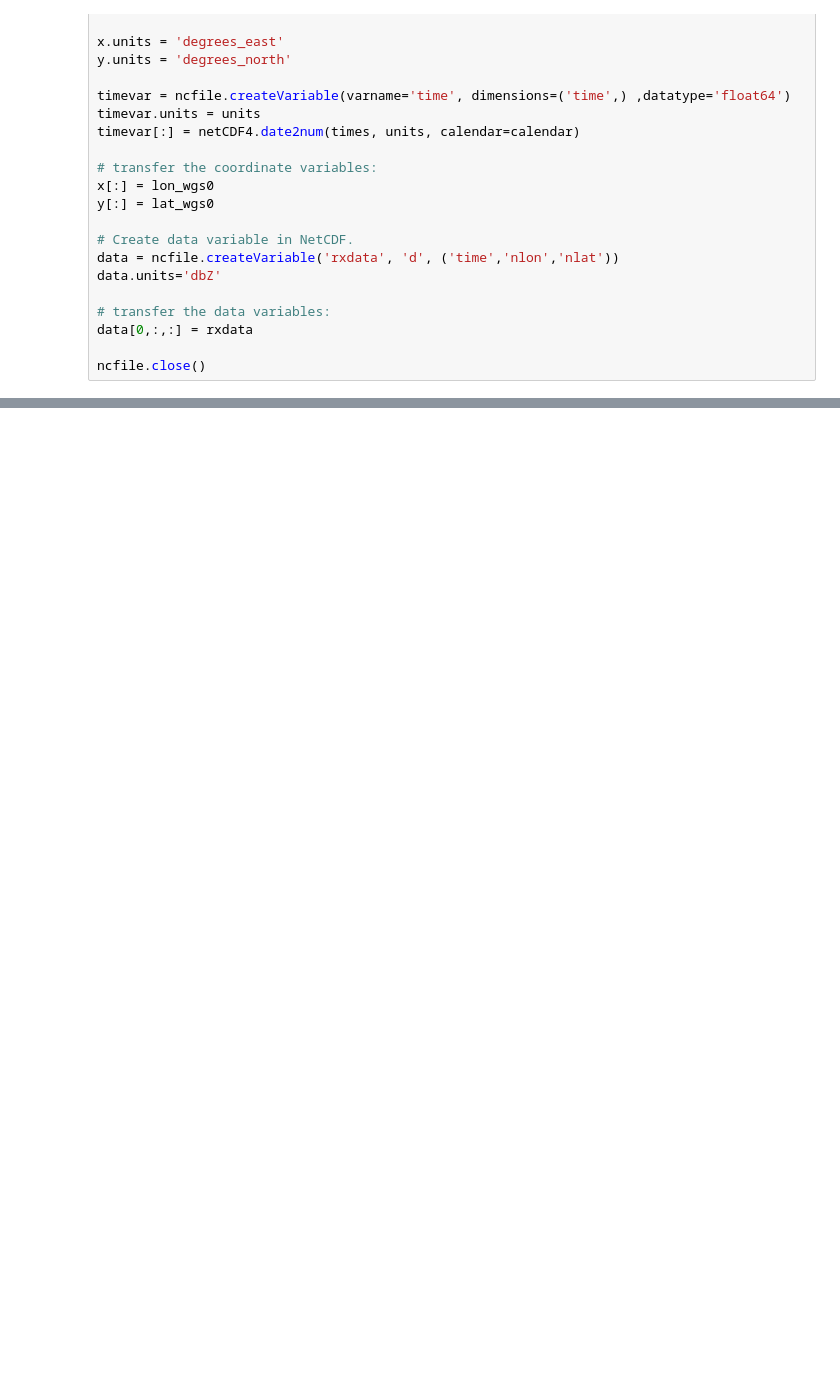
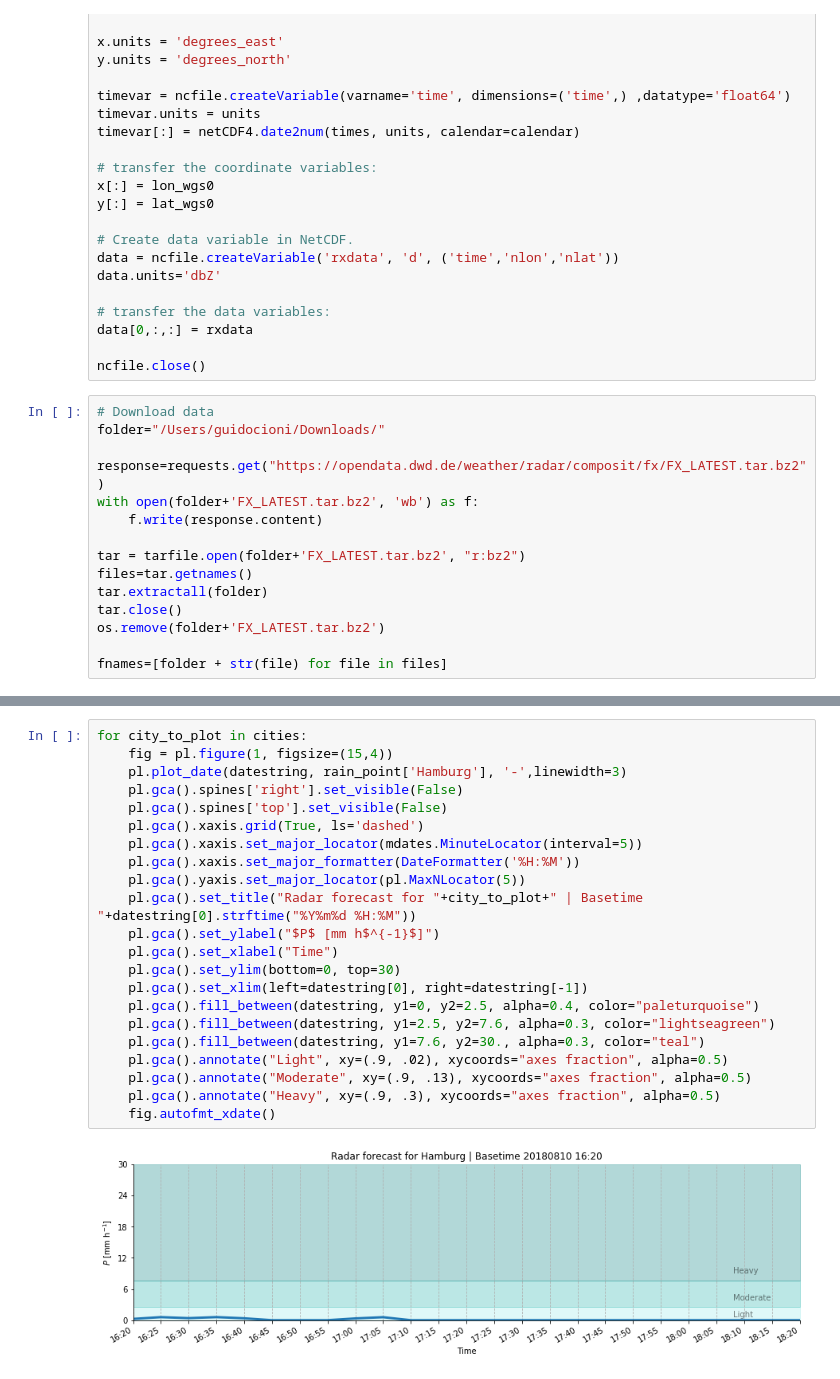
Before and after one commit to guidocioni/radolan, a Jupyter notebook: convert_radar_dwd.ipynb, the cells around one changed output, grey strips where cells are left out. Cells and saved outputs as stored; diff of their text form; blank space fills up the shorter version.

```diff
--- a/convert_radar_dwd.ipynb
+++ b/convert_radar_dwd.ipynb
@@ -86,3 +92,18 @@ data.units='dbZ'
 data[0,:,:] = rxdata
 
 ncfile.close()
+# %%
+# Download data
+folder="/Users/guidocioni/Downloads/"
+
+response=requests.get("https://opendata.dwd.de/weather/radar/composit/fx/FX_LATEST.tar.bz2")
+with open(folder+'FX_LATEST.tar.bz2', 'wb') as f:
+    f.write(response.content)
+
+tar = tarfile.open(folder+'FX_LATEST.tar.bz2', "r:bz2")
+files=tar.getnames()
+tar.extractall(folder)
+tar.close()
+os.remove(folder+'FX_LATEST.tar.bz2')
+
+fnames=[folder + str(file) for file in files]
@@ -88,0 +154,24 @@ ncfile.close()
+# %%
+for city_to_plot in cities:
+    fig = pl.figure(1, figsize=(15,4))
+    pl.plot_date(datestring, rain_point['Hamburg'], '-',linewidth=3)
+    pl.gca().spines['right'].set_visible(False)
+    pl.gca().spines['top'].set_visible(False)
+    pl.gca().xaxis.grid(True, ls='dashed')
+    pl.gca().xaxis.set_major_locator(mdates.MinuteLocator(interval=5))
+    pl.gca().xaxis.set_major_formatter(DateFormatter('%H:%M'))
+    pl.gca().yaxis.set_major_locator(pl.MaxNLocator(5))
+    pl.gca().set_title("Radar forecast for "+city_to_plot+" | Basetime "+datestring[0].strftime("%Y%m%d %H:%M"))
+    pl.gca().set_ylabel("$P$ [mm h$^{-1}$]")
+    pl.gca().set_xlabel("Time")
+    pl.gca().set_ylim(bottom=0, top=30)
+    pl.gca().set_xlim(left=datestring[0], right=datestring[-1])
+    pl.gca().fill_between(datestring, y1=0, y2=2.5, alpha=0.4, color="paleturquoise")
+    pl.gca().fill_between(datestring, y1=2.5, y2=7.6, alpha=0.3, color="lightseagreen")
+    pl.gca().fill_between(datestring, y1=7.6, y2=30., alpha=0.3, color="teal")
+    pl.gca().annotate("Light", xy=(.9, .02), xycoords="axes fraction", alpha=0.5)
+    pl.gca().annotate("Moderate", xy=(.9, .13), xycoords="axes fraction", alpha=0.5)
+    pl.gca().annotate("Heavy", xy=(.9, .3), xycoords="axes fraction", alpha=0.5)
+    fig.autofmt_xdate()
+# %% [output]
+[figure, added]
```
Also changed, not shown: parts of 6 cells of this notebook, 1 other file.
